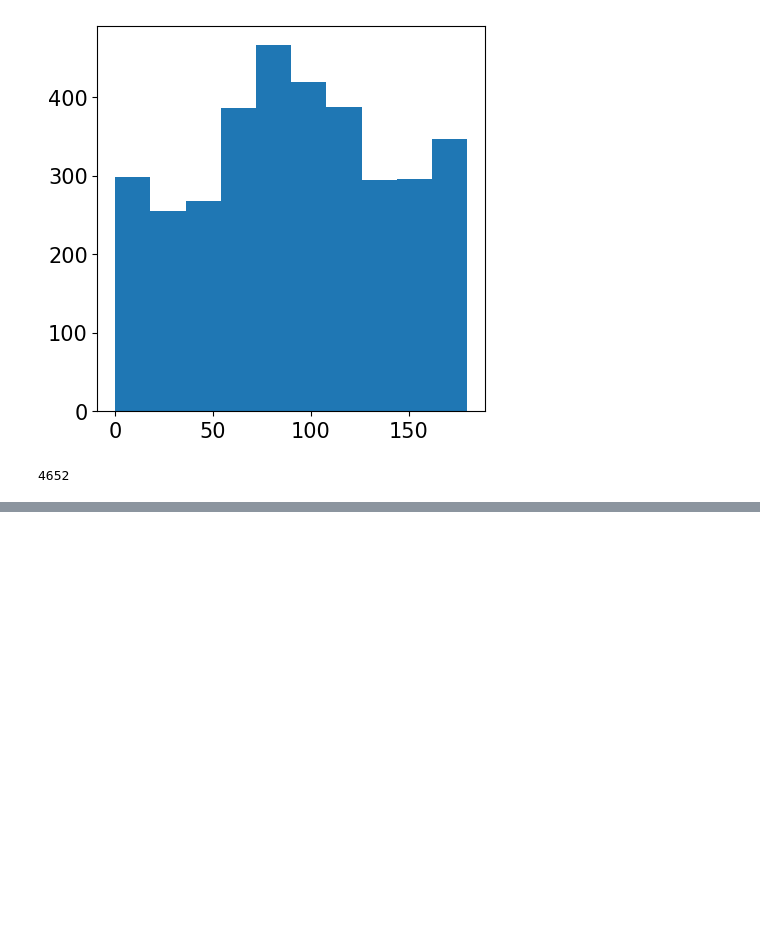
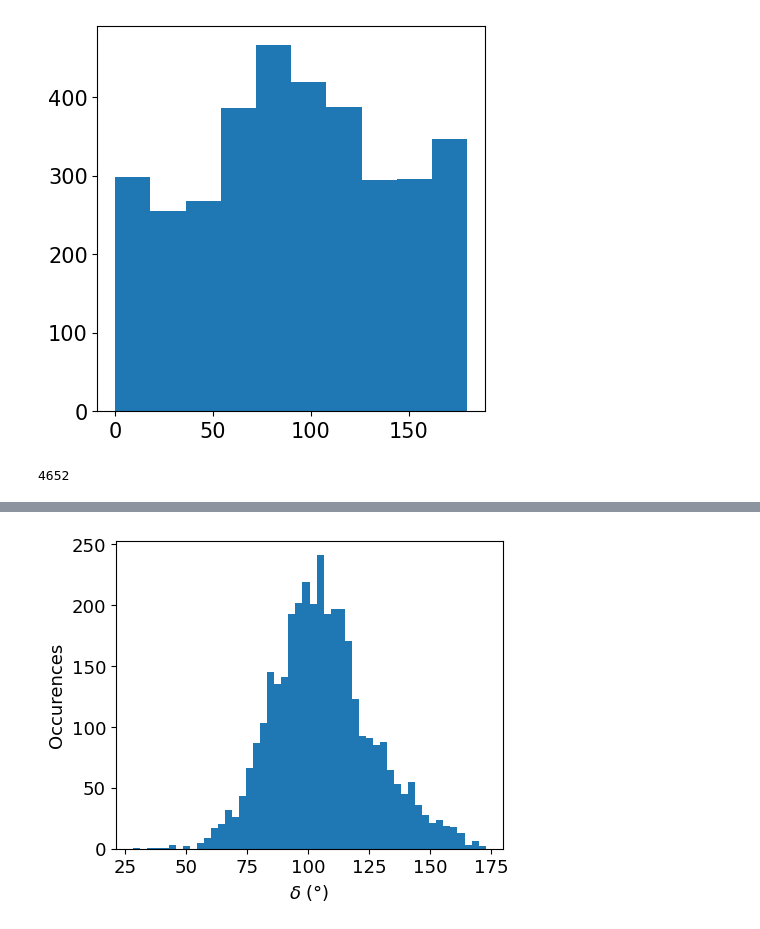
Before and after one commit to aautric/4polarMFM_these, a Jupyter notebook: notebooks_experimental_SLB_1um_janvier_2026/analyse_experimental results.ipynb, the cells around one changed output, grey strips where cells are left out. Drawn from its saved outputs; the diff is of its cells as text; code cells hidden in the pictures; blank space fills up the shorter version.

```diff
--- a/notebooks_experimental_SLB_1um_janvier_2026/analyse_experimental results.ipynb
+++ b/notebooks_experimental_SLB_1um_janvier_2026/analyse_experimental results.ipynb
@@ -267 +272,9 @@ plt.show()
+# %%
+plt.rcParams['figure.figsize'] = [5,4]
+hh = plt.hist(delta[maskdelta], bins=50)
+plt.xlabel('$\\delta$ ($\\degree$)')
+plt.ylabel('Occurences')
+plt.savefig("delta.svg", format="svg")
+# %% [output]
+[figure, added]
 # %%
```
Also changed, not shown: parts of 16 cells of this notebook, 2 other files.
